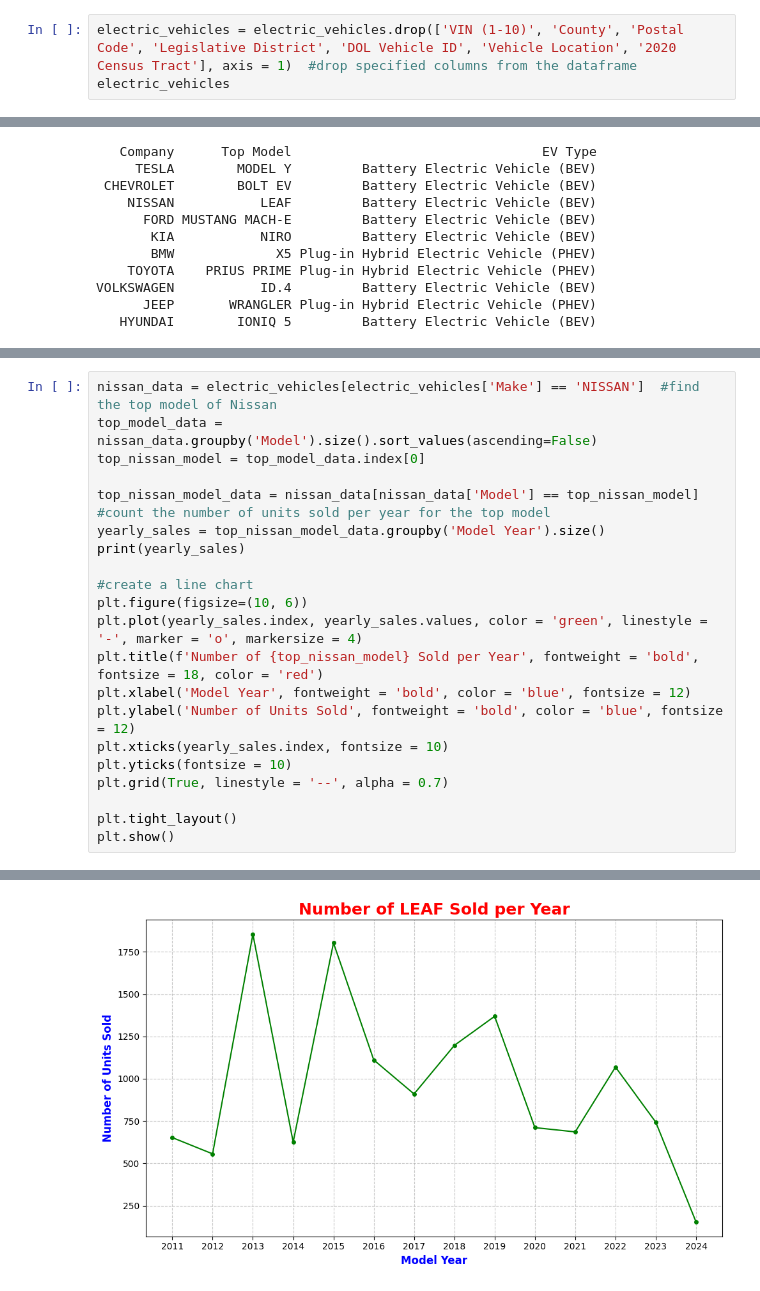
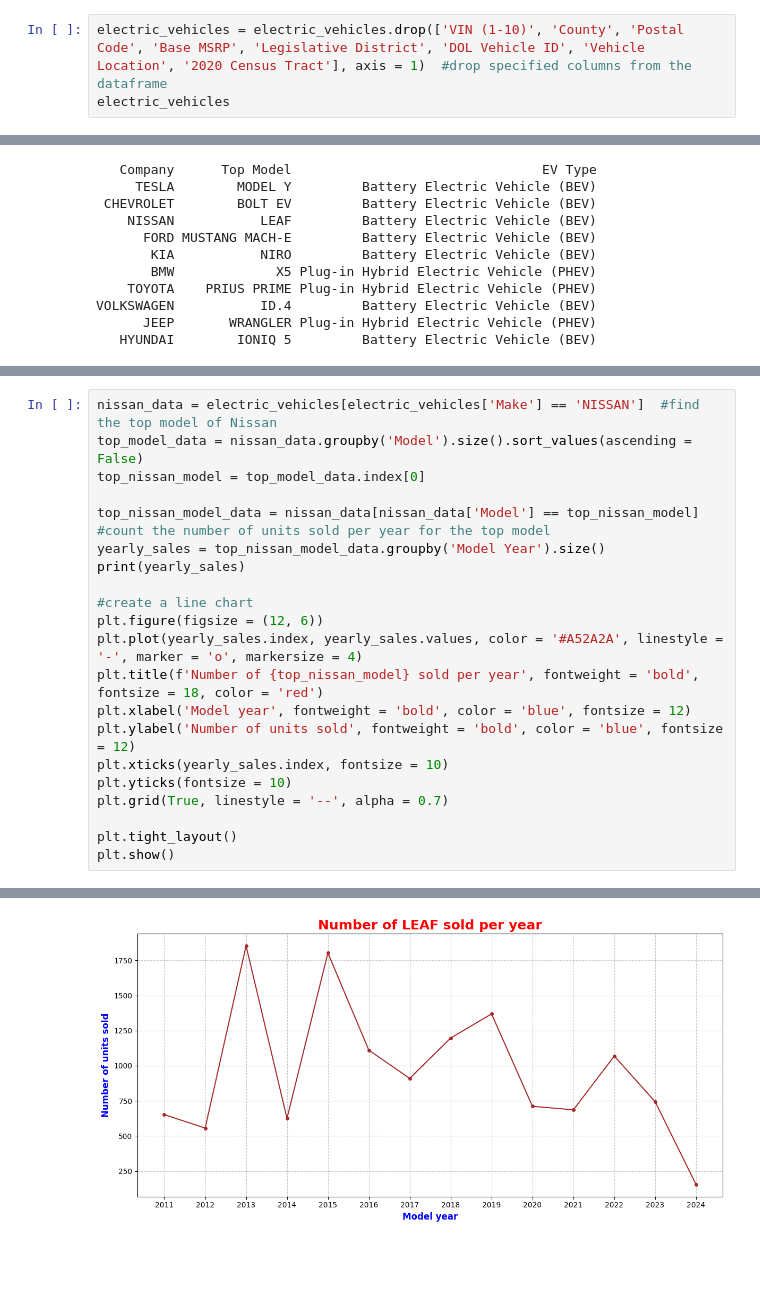
Before and after one commit to letizialanza01/Electric_Vehicles_Project, a Jupyter notebook: Electric_Vehicles_Project.ipynb, the cells around one changed output, grey strips where cells are left out. Drawn from its saved outputs; the diff is of its cells as text; blank space fills up the shorter version.

```diff
--- a/Electric_Vehicles_Project.ipynb
+++ b/Electric_Vehicles_Project.ipynb
@@ -48,7 +48,7 @@ electric_vehicles
 | 191406 | 7SAYGAEEXP | Benton | Richland | WA | 99352.0 | 2023 | TESLA | MODEL Y | ... |
 191407 rows × 17 columns
 # %%
-electric_vehicles = electric_vehicles.drop(['VIN (1-10)', 'County', 'Postal Code', 'Legislative District', 'DOL Vehicle ID', 'Vehicle Location', '2020 Census Tract'], axis = 1)  #drop specified columns from the dataframe
+electric_vehicles = electric_vehicles.drop(['VIN (1-10)', 'County', 'Postal Code', 'Base MSRP', 'Legislative District', 'DOL Vehicle ID', 'Vehicle Location', '2020 Census Tract'], axis = 1)  #drop specified columns from the dataframe
 electric_vehicles
 # %% [output]
 |  | City | State | Model Year | Make | Model | Electric Vehicle Type | Clean Alternative Fuel Vehicle (C... | ... |
@@ -429,39 +479,39 @@ dtype: int64
 # %%
 nissan_data = electric_vehicles[electric_vehicles['Make'] == 'NISSAN']  #find the top model of Nissan
-top_model_data = nissan_data.groupby('Model').size().sort_values(ascending=False)
+top_model_data = nissan_data.groupby('Model').size().sort_values(ascending = False)
 top_nissan_model = top_model_data.index[0]
 
 top_nissan_model_data = nissan_data[nissan_data['Model'] == top_nissan_model]  #count the number of units sold per year for the top model
 yearly_sales = top_nissan_model_data.groupby('Model Year').size()
 print(yearly_sales)
 
 #create a line chart
-plt.figure(figsize=(10, 6))
-plt.plot(yearly_sales.index, yearly_sales.values, color = 'green', linestyle = '-', marker = 'o', markersize = 4)
-plt.title(f'Number of {top_nissan_model} Sold per Year', fontweight = 'bold', fontsize = 18, color = 'red')
-plt.xlabel('Model Year', fontweight = 'bold', color = 'blue', fontsize = 12)
-plt.ylabel('Number of Units Sold', fontweight = 'bold', color = 'blue', fontsize = 12)
+plt.figure(figsize = (12, 6))
+plt.plot(yearly_sales.index, yearly_sales.values, color = '#A52A2A', linestyle = '-', marker = 'o', markersize = 4)
+plt.title(f'Number of {top_nissan_model} sold per year', fontweight = 'bold', fontsize = 18, color = 'red')
+plt.xlabel('Model year', fontweight = 'bold', color = 'blue', fontsize = 12)
+plt.ylabel('Number of units sold', fontweight = 'bold', color = 'blue', fontsize = 12)
 plt.xticks(yearly_sales.index, fontsize = 10)
 plt.yticks(fontsize = 10)
 plt.grid(True, linestyle = '--', alpha = 0.7)
 
 plt.tight_layout()
 plt.show()
 # %% [output]
 Model Year
 2011     652
 2012     556
 2013    1854
 2014     625
 2015    1803
 2016    1111
 2017     910
 2018    1197
 2019    1369
 2020     711
 2021     686
 2022    1069
 2023     743
 2024     153
 dtype: int64
-[figure, old version]
+[figure, new version]
```
Also changed, not shown: parts of 35 cells of this notebook.
